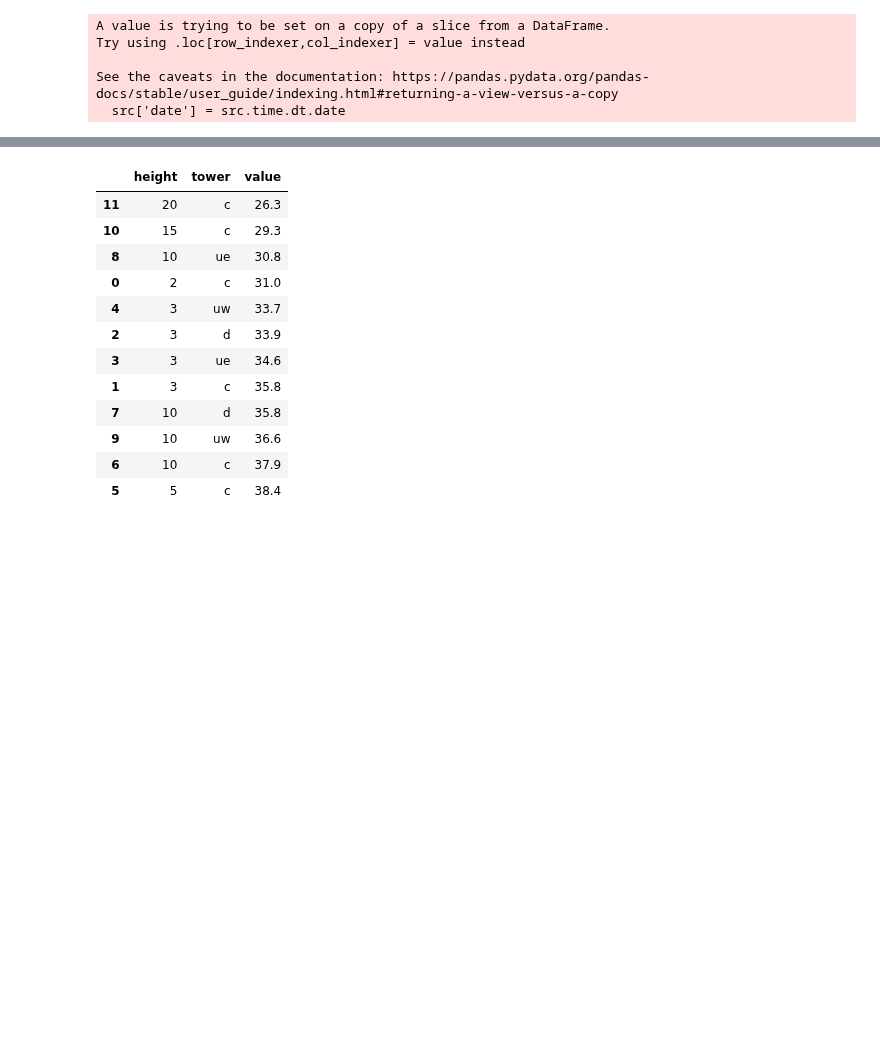
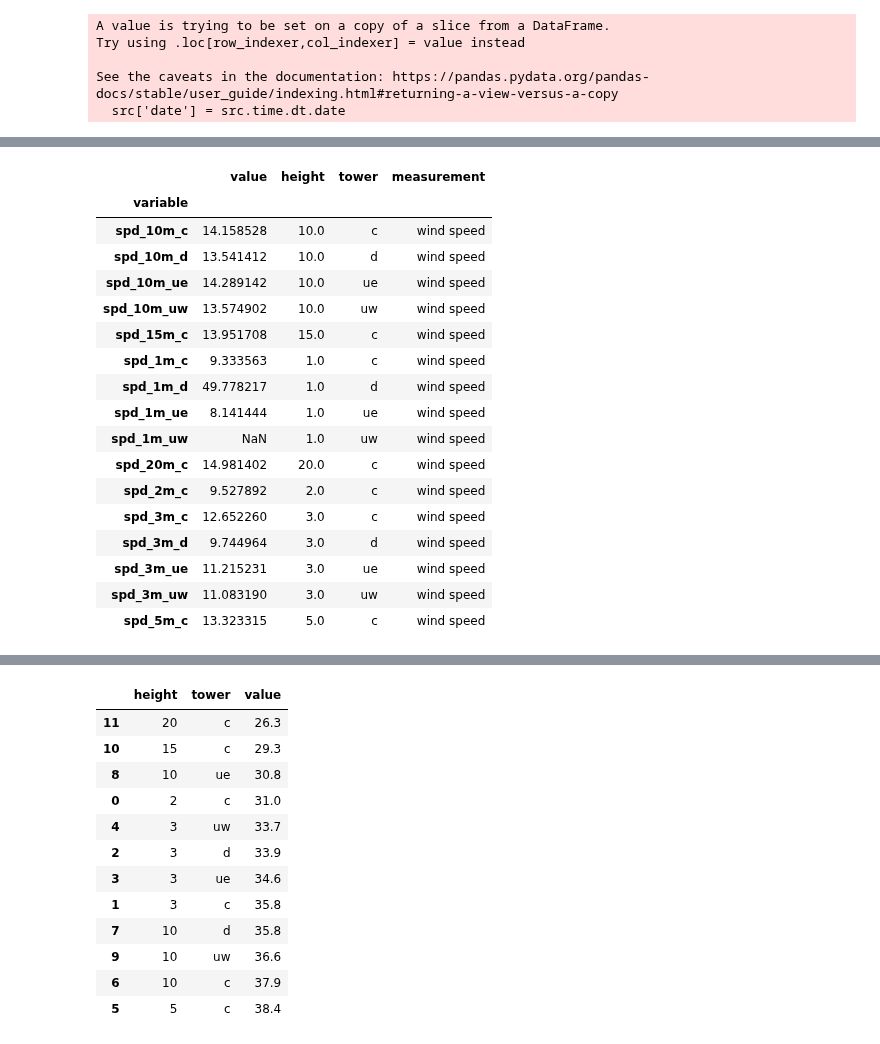
Before and after one commit to elischwat/sublimationofsnow, a Jupyter notebook: analysis/paper1/figure2.ipynb, the cells around one changed output, grey strips where cells are left out. Cells and saved outputs as stored; diff of their text form; code cells hidden in the pictures; blank space fills up the shorter version.

```diff
--- a/analysis/paper1/figure2.ipynb
+++ b/analysis/paper1/figure2.ipynb
@@ -647,3 +751,24 @@ wsc_chart
+# %%
+tidy_df[tidy_df.measurement == 'wind speed'].set_index('time').loc['20221222'].groupby('variable').max()
+# %% [output]
+|  | value | height | tower | measurement |
+| variable |  |  |  |  |
+| spd_10m_c | 14.158528 | 10.0 | c | wind speed |
+| spd_10m_d | 13.541412 | 10.0 | d | wind speed |
+| spd_10m_ue | 14.289142 | 10.0 | ue | wind speed |
+| spd_10m_uw | 13.574902 | 10.0 | uw | wind speed |
+| spd_15m_c | 13.951708 | 15.0 | c | wind speed |
+| spd_1m_c | 9.333563 | 1.0 | c | wind speed |
+| spd_1m_d | 49.778217 | 1.0 | d | wind speed |
+| spd_1m_ue | 8.141444 | 1.0 | ue | wind speed |
+| spd_1m_uw | NaN | 1.0 | uw | wind speed |
+| spd_20m_c | 14.981402 | 20.0 | c | wind speed |
+| spd_2m_c | 9.527892 | 2.0 | c | wind speed |
+| spd_3m_c | 12.652260 | 3.0 | c | wind speed |
+| spd_3m_d | 9.744964 | 3.0 | d | wind speed |
+| spd_3m_ue | 11.215231 | 3.0 | ue | wind speed |
+| spd_3m_uw | 11.083190 | 3.0 | uw | wind speed |
+| spd_5m_c | 13.323315 | 5.0 | c | wind speed |
 # %%
 src = measured_results_cumsum.groupby(['height', 'tower'])[['value']].max().reset_index()
 sublimation_totals_per_height_tower_chart = alt.Chart(src).mark_point(size=100).encode(
```
Also changed, not shown: parts of 12 cells of this notebook, 2 other files.
